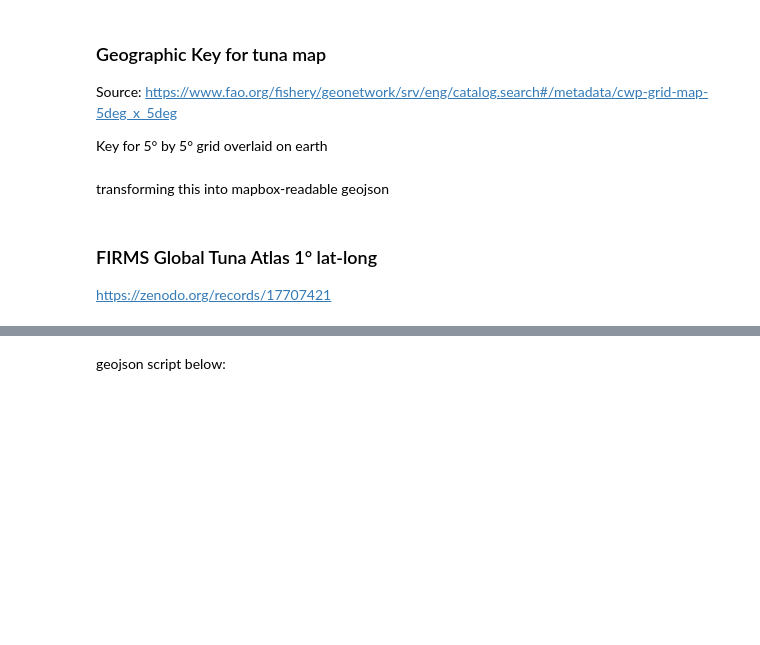
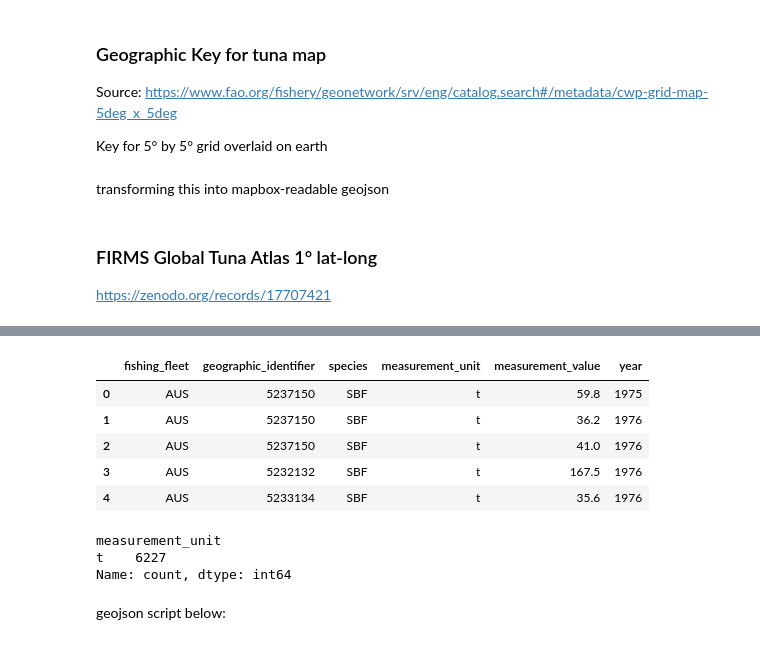
Before and after one commit to nmolnar-parsons/thesis, a Jupyter notebook: data-wrangling/data_cleaning_for_viz.ipynb, the cells around one changed output, grey strips where cells are left out. Cells and saved outputs as stored; diff of their text form; code cells hidden in the pictures; blank space fills up the shorter version.

Commit message:
map changes, color for countries, donut changes

```diff
--- a/data-wrangling/data_cleaning_for_viz.ipynb
+++ b/data-wrangling/data_cleaning_for_viz.ipynb
@@ -342,31 +349,38 @@ tuna_1deg.head()
 # %%
 #same processing as 5deg
 
 #create "year" column from time_start
 tuna_1deg['year'] = tuna_1deg['time_start'].str[:4]
 
 #only retain species of interest
-tuna_keep = ['BFT', 'BET', 'PBF', 'SBF', 'YFT']
+tuna_keep = ['BFT', 'PBF', 'SBF',]
 tuna_1deg_soi = tuna_1deg[tuna_1deg['species'].isin(tuna_keep)]
 
 #remove rows with measurement_type DD or DL
 tuna_1deg_soi = tuna_1deg_soi[~tuna_1deg_soi['measurement_type'].isin(['DD', 'DL'])]
 
 
 #remove:
     #gear_type - cannot reasonably assume all tuna caught with certain gear type are used for the same purpose (fishing vs ranching)
     #fishing_mode
     #measurement_processing_level
     #source_authority
     #measurement
     #time_start
     #time_end
 tuna_1deg_soi = tuna_1deg_soi.drop(columns=['gear_type', 'fishing_mode', 'measurement_processing_level', 'source_authority', 'measurement', 'measurement_type', 'time_start', 'time_end'])
 
 #filter out number (no) - onlly 487 rows compared to 1100822 tonne rows
 tuna_1deg_soi = tuna_1deg_soi[tuna_1deg_soi['measurement_unit'] == 't']
 
 tuna_1deg_soi.head()
+# %% [output]
+|  | fishing_fleet | geographic_identifier | species | measurement_unit | measurement_value | year |
+| 0 | AUS | 5237150 | SBF | t | 59.8 | 1975 |
+| 1 | AUS | 5237150 | SBF | t | 36.2 | 1976 |
+| 2 | AUS | 5237150 | SBF | t | 41.0 | 1976 |
+| 3 | AUS | 5232132 | SBF | t | 167.5 | 1976 |
+| 4 | AUS | 5233134 | SBF | t | 35.6 | 1976 |
 # %%
 #group by geographic identifier, year, and species, sum measurement value
 tuna_1deg_soi_grouped = tuna_1deg_soi.groupby(['geographic_identifier', 'year', 'species'])['measurement_value'].sum().reset_index()
@@ -377,6 +391,12 @@ tuna_1deg_soi_grouped.groupby('species')['year'].min()
 
 #separate 1975-present baseline dataset
 tuna_1deg_1975 = tuna_1deg_soi_grouped[tuna_1deg_soi_grouped['year'] >= '1975']
+# %%
+tuna_1deg_soi["measurement_unit"].value_counts()
+# %% [output]
+measurement_unit
+t    6227
+Name: count, dtype: int64
 # %% [markdown]
 geojson script below:
 # %%
```
Also changed, not shown: parts of 3 cells of this notebook, 13 other files.
